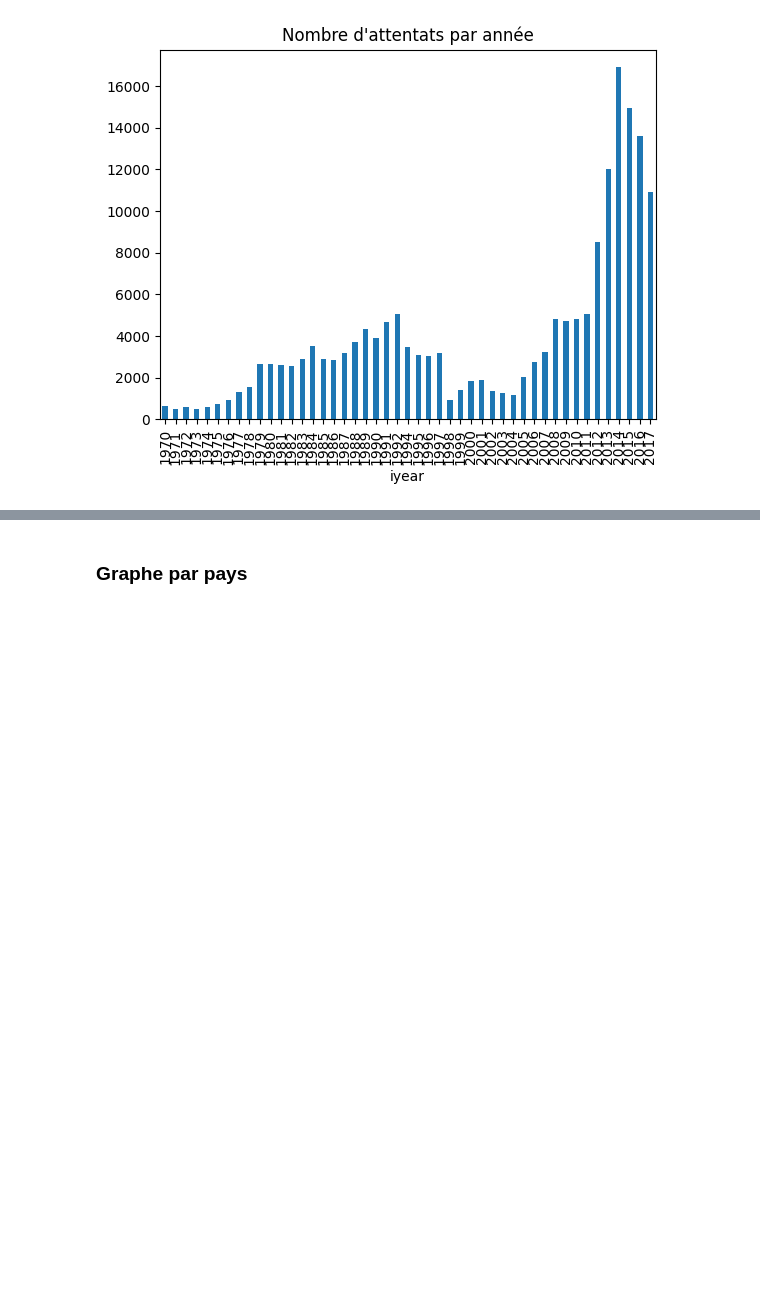
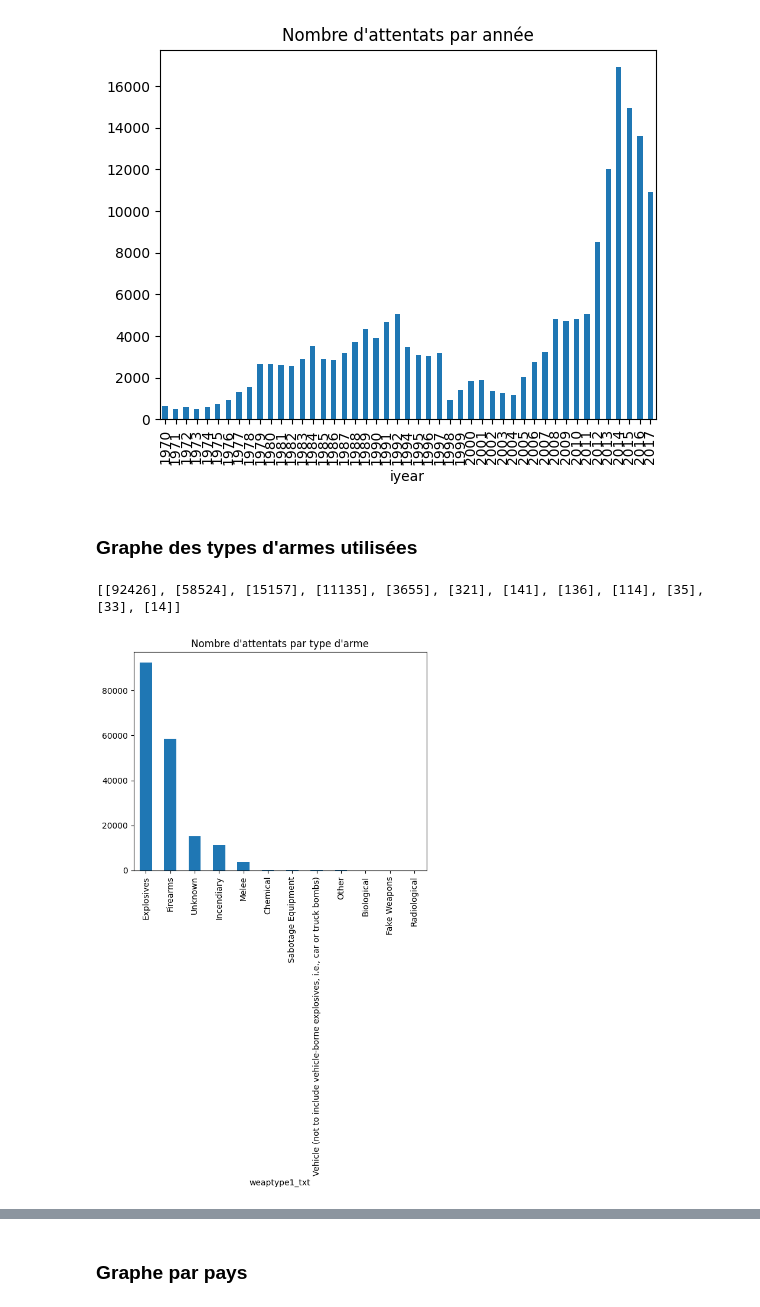
Before and after one commit to ThomasAlvarezRodriguez/AIC, a Jupyter notebook: AIC_Alexandre.ipynb, the cells around one changed output, grey strips where cells are left out. Saved outputs shown, nothing was run; the diff lists cells and outputs as text; code cells hidden in the pictures; blank space fills up the shorter version.

Commit message:
Graphes

```diff
--- a/AIC_Alexandre.ipynb
+++ b/AIC_Alexandre.ipynb
@@ -106,3 +106,28 @@ print(YearCountList)
 # %% [output]
 [[651], [471], [568], [473], [581], [740], [923], [1319], [1526], [2662], [2662], [2586], [2544], [2870], [3495], [2915], [2860], [3183], [3721], [4324], [3887], [4683], [5071], [3456], [3081], [3058] ...
 [figure]
+# %% [markdown]
+### Graphe des types d'armes utilisées
+# %%
+# On range le nombre d'occurences de chaque weaptype1_txt en ordre décroissant dans un bar chart
+
+#On récupère le nombre d'attentats par type d'arme dans la variable "WeaponCount"
+
+WeaponCount = df[["eventid","weaptype1_txt"]].groupby('weaptype1_txt').count()
+
+#Tri décroissant
+
+WeaponCount = WeaponCount.sort_values(by='eventid', ascending=False)
+
+#On affiche le bar chart du nombre d'attentats par type d'arme
+
+WeaponCount.plot(kind='bar', legend=False, title="Nombre d'attentats par type d'arme")
+
+#On crée une liste qui contient le nombre d'attentats par type d'arme pour chaque type d'arme
+
+WeaponCountList = WeaponCount.values.tolist()
+
+print(WeaponCountList)
+# %% [output]
+[[92426], [58524], [15157], [11135], [3655], [321], [141], [136], [114], [35], [33], [14]]
+[figure, added]
```
Also changed, not shown: parts of 3 cells of this notebook.
